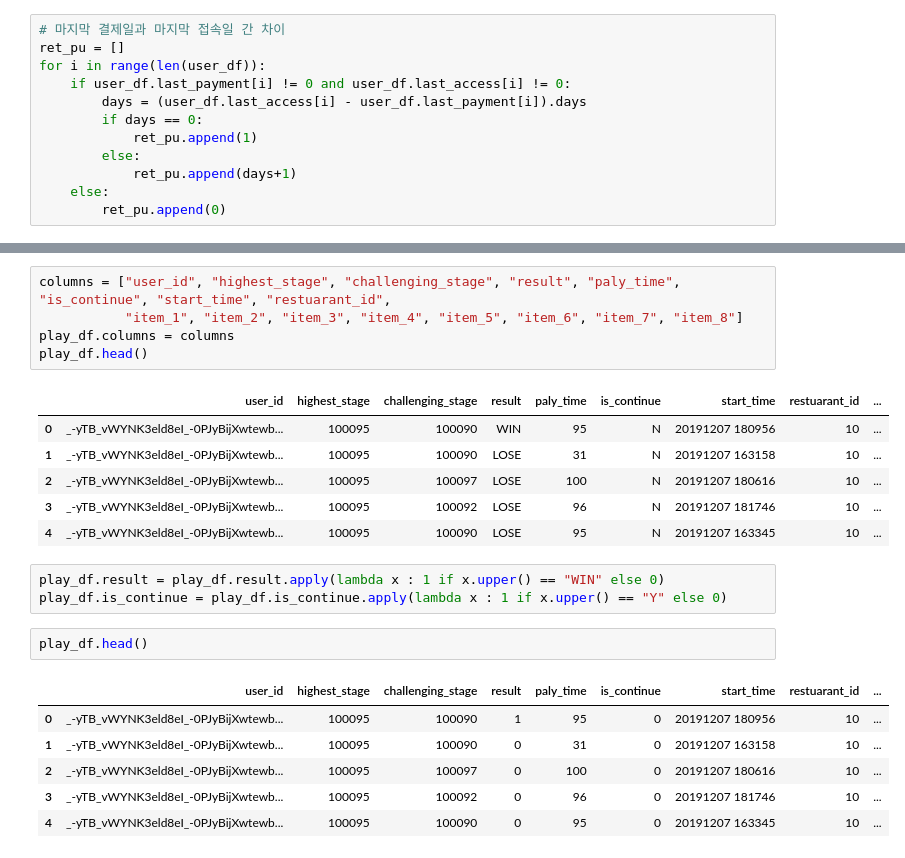
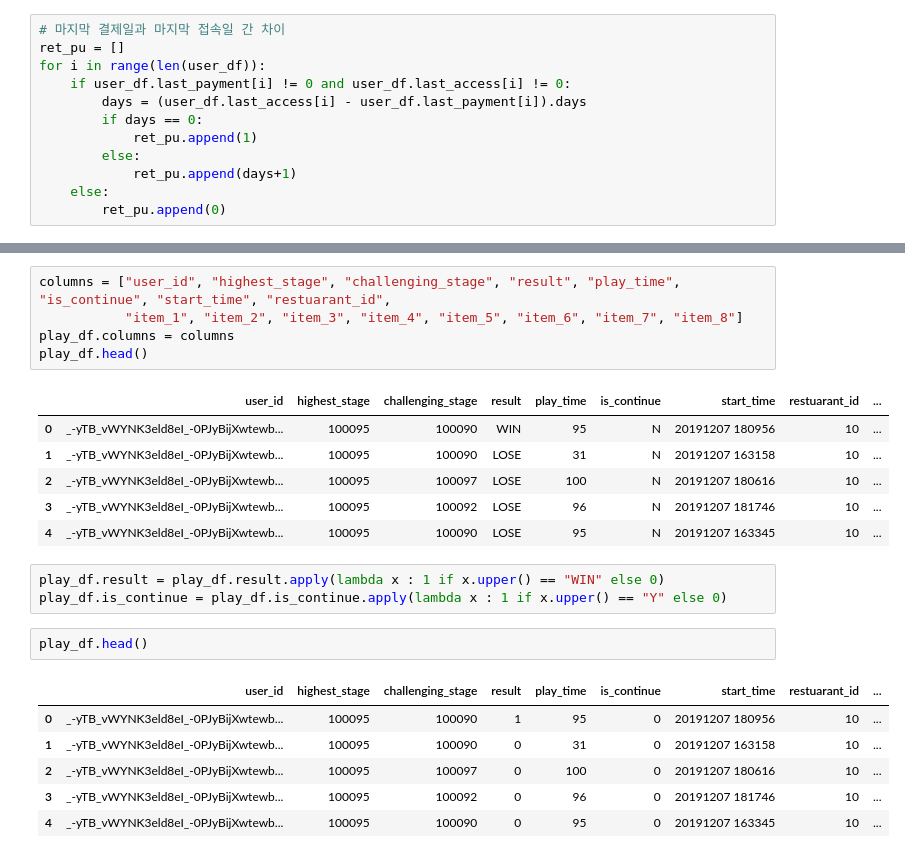
Before and after one commit to YeHoonJang/archive_for_everything, a Jupyter notebook: line/line_studio_assignment.ipynb, the cells around one changed output, grey strips where cells are left out. Drawn from its saved outputs; the diff is of its cells as text.

```diff
--- a/line/line_studio_assignment.ipynb
+++ b/line/line_studio_assignment.ipynb
@@ -177,10 +208,10 @@ play_df.shape
 # %%
-columns = ["user_id", "highest_stage", "challenging_stage", "result", "paly_time", "is_continue", "start_time", "restuarant_id",
+columns = ["user_id", "highest_stage", "challenging_stage", "result", "play_time", "is_continue", "start_time", "restuarant_id",
            "item_1", "item_2", "item_3", "item_4", "item_5", "item_6", "item_7", "item_8"]
 play_df.columns = columns
 play_df.head()
 # %% [output]
-|  | user_id | highest_stage | challenging_stage | result | paly_time | is_continue | start_time | restuarant_id | ... |
+|  | user_id | highest_stage | challenging_stage | result | play_time | is_continue | start_time | restuarant_id | ... |
 | 0 | _-yTB_vWYNK3eld8eI_-0PJyBijXwtewb... | 100095 | 100090 | WIN | 95 | N | 20191207 180956 | 10 | ... |
 | 1 | _-yTB_vWYNK3eld8eI_-0PJyBijXwtewb... | 100095 | 100090 | LOSE | 31 | N | 20191207 163158 | 10 | ... |
 | 2 | _-yTB_vWYNK3eld8eI_-0PJyBijXwtewb... | 100095 | 100097 | LOSE | 100 | N | 20191207 180616 | 10 | ... |
@@ -192,7 +223,7 @@ play_df.is_continue = play_df.is_continue.apply(lambda x : 1 if x.upper() == "Y"
 # %%
 play_df.head()
 # %% [output]
-|  | user_id | highest_stage | challenging_stage | result | paly_time | is_continue | start_time | restuarant_id | ... |
+|  | user_id | highest_stage | challenging_stage | result | play_time | is_continue | start_time | restuarant_id | ... |
 | 0 | _-yTB_vWYNK3eld8eI_-0PJyBijXwtewb... | 100095 | 100090 | 1 | 95 | 0 | 20191207 180956 | 10 | ... |
 | 1 | _-yTB_vWYNK3eld8eI_-0PJyBijXwtewb... | 100095 | 100090 | 0 | 31 | 0 | 20191207 163158 | 10 | ... |
 | 2 | _-yTB_vWYNK3eld8eI_-0PJyBijXwtewb... | 100095 | 100097 | 0 | 100 | 0 | 20191207 180616 | 10 | ... |
```
Also changed, not shown: parts of 73 cells of this notebook, 1 other file.
